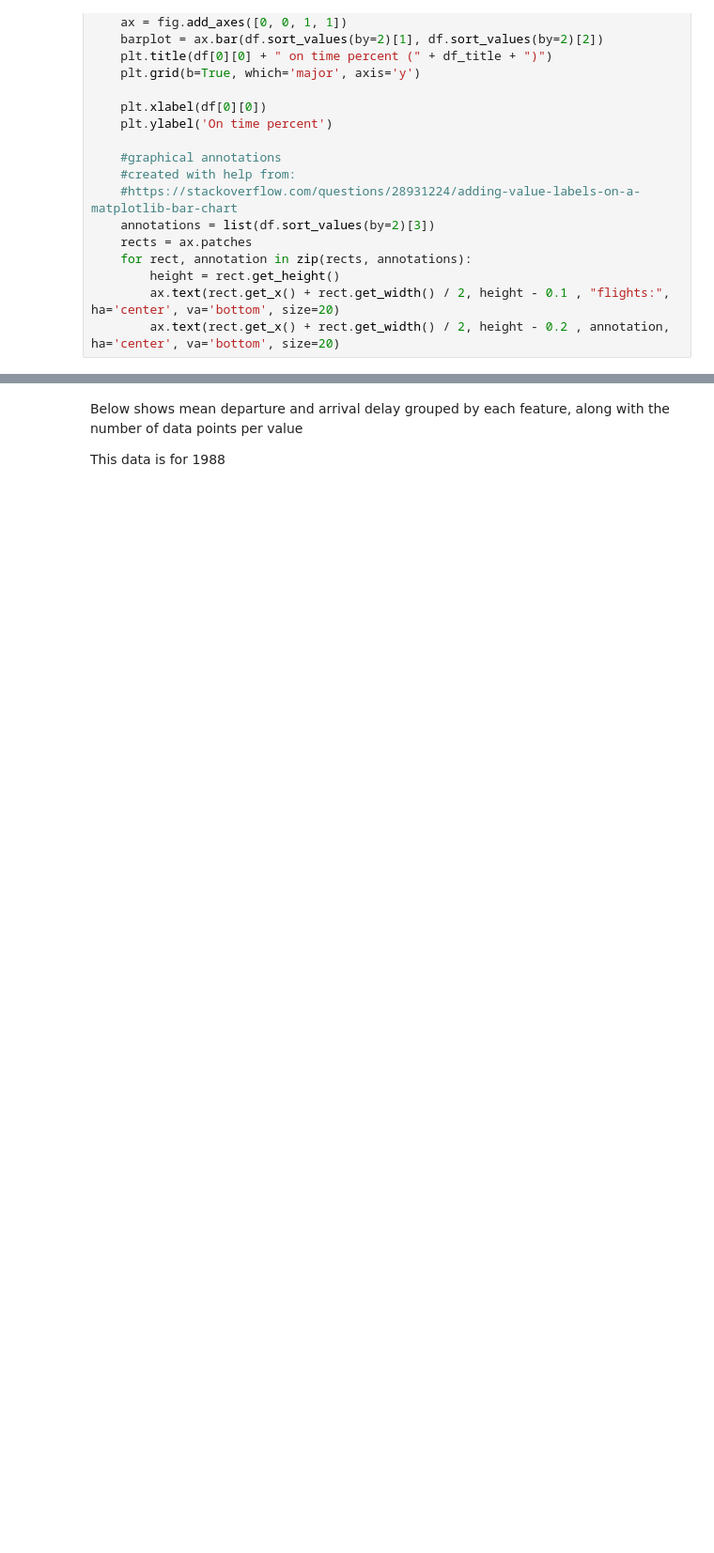
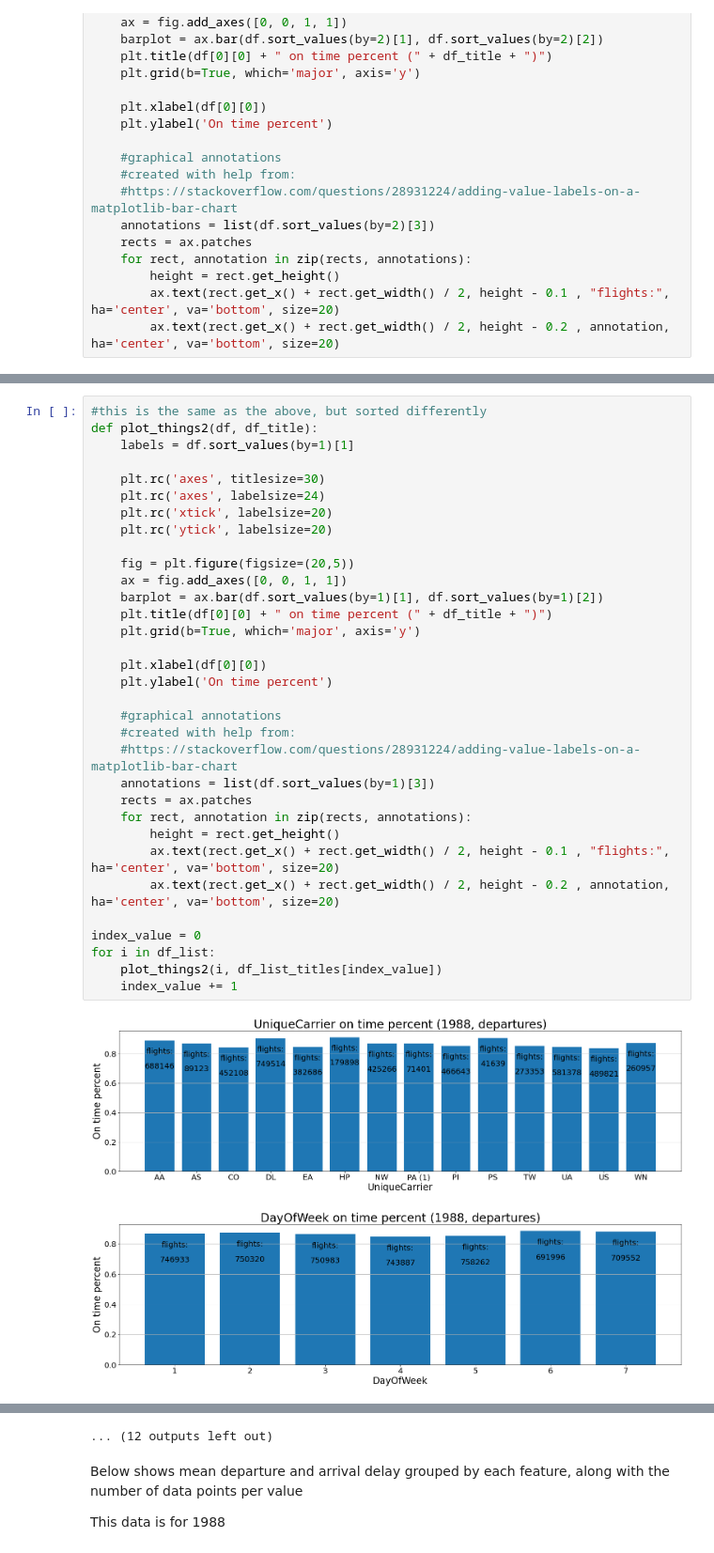
Before and after one commit to canorrie/BIAirlineAssignment, a Jupyter notebook: BIAssignmentAnalysis.ipynb, the cells around one changed output, grey strips where cells are left out. Shown at 94% size. Saved outputs shown, nothing was run; the diff lists cells and outputs as text; blank space fills up the shorter version.

```diff
--- a/BIAssignmentAnalysis.ipynb
+++ b/BIAssignmentAnalysis.ipynb
@@ -626 +626,37 @@ for i in df_list:
 ... (12 outputs left out)
+# %%
+#this is the same as the above, but sorted differently
+def plot_things2(df, df_title):
+    labels = df.sort_values(by=1)[1]
+
+    plt.rc('axes', titlesize=30)
+    plt.rc('axes', labelsize=24)
+    plt.rc('xtick', labelsize=20)
+    plt.rc('ytick', labelsize=20)
+
+    fig = plt.figure(figsize=(20,5))
+    ax = fig.add_axes([0, 0, 1, 1])
+    barplot = ax.bar(df.sort_values(by=1)[1], df.sort_values(by=1)[2])
+    plt.title(df[0][0] + " on time percent (" + df_title + ")")
+    plt.grid(b=True, which='major', axis='y')
+
+    plt.xlabel(df[0][0])
+    plt.ylabel('On time percent')
+
+    #graphical annotations
+    #created with help from:
+    #https://stackoverflow.com/questions/28931224/adding-value-labels-on-a-matplotlib-bar-chart
+    annotations = list(df.sort_values(by=1)[3])
+    rects = ax.patches
+    for rect, annotation in zip(rects, annotations):
+        height = rect.get_height()
+        ax.text(rect.get_x() + rect.get_width() / 2, height - 0.1 , "flights:", ha='center', va='bottom', size=20)
+        ax.text(rect.get_x() + rect.get_width() / 2, height - 0.2 , annotation, ha='center', va='bottom', size=20)
+
+index_value = 0
+for i in df_list:
+    plot_things2(i, df_list_titles[index_value])
+    index_value += 1
+# %% [output]
+[figure, added]
+[figure, added]
@@ -627,3 +673,4 @@ for i in df_list:
+... (12 outputs left out)
 # %% [markdown]
 Below shows mean departure and arrival delay grouped by each feature, along with the number of data points per value
 
```
Also changed, not shown: parts of 3 cells of this notebook.
